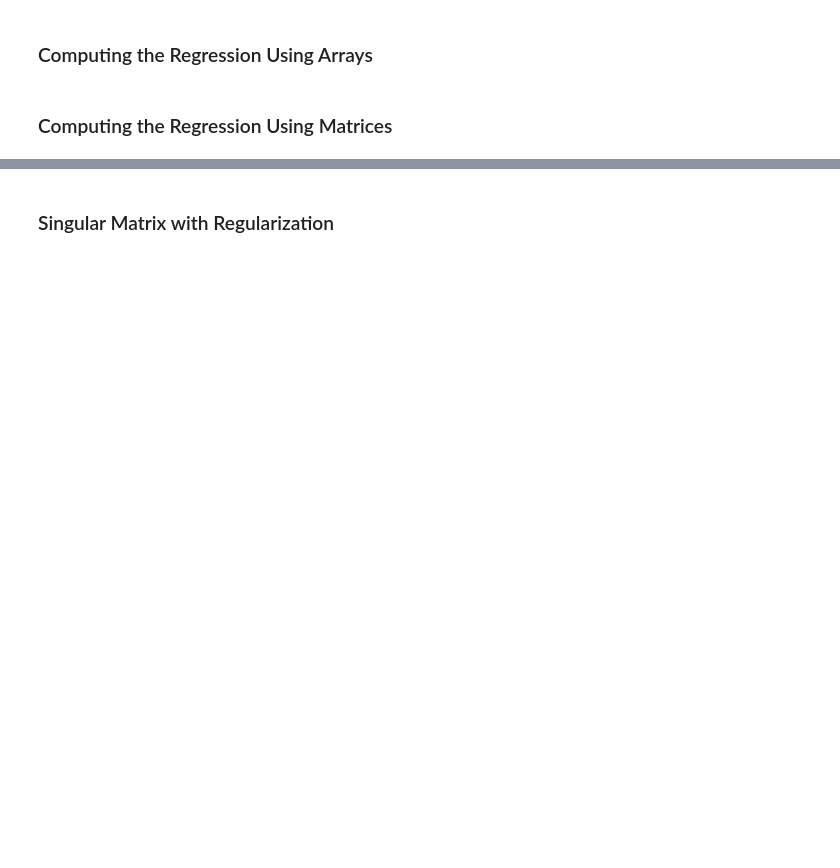
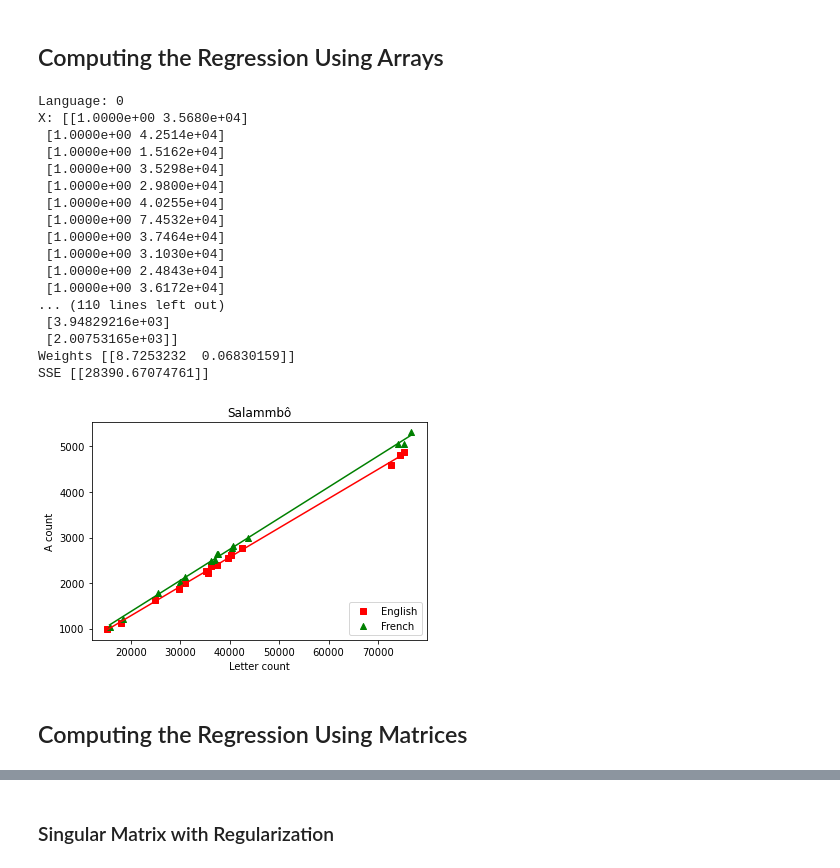
Before and after one commit to pnugues/ilppp, a Jupyter notebook: programs/ch04/python/analytical_regression.ipynb, the cells around one changed output, grey strips where cells are left out. Cells and saved outputs as stored; diff of their text form; code cells hidden in the pictures; blank space fills up the shorter version.

```diff
--- a/programs/ch04/python/analytical_regression.ipynb
+++ b/programs/ch04/python/analytical_regression.ipynb
@@ -54,0 +108,3 @@ lang = [None] * 2
+# %%
+stat_fr = np.hstack((np.ones((stat_fr.shape[0],1)), stat_fr))
+stat_fr
@@ -54,0 +127,3 @@ lang = [None] * 2
+# %%
+stat_en = np.hstack((np.ones((stat_en.shape[0],1)), stat_en))
+stat_en
@@ -55,2 +146,2 @@ lang = [None] * 2
 # %% [markdown]
-### Computing the Regression Using Arrays
+## Computing the Regression Using Arrays
@@ -57,28 +151,46 @@ lang = [None] * 2
 # %%
 for i, stats in enumerate([stat_en, stat_fr]):
-    observations = [[1] + list(map(float, obs.split())) for obs in stats]
-    x_l = [obs[1] for obs in observations]
-    y_l = [obs[2] for obs in observations]
+    x_l = stats[:, 1]
+    y_l = stats[:, -1]
     lang[i] = plt.scatter(x_l, y_l, color=pattern[i][0], marker=pattern[i][1])
-    X = np.array(observations)[:, :-1]
-    y = np.array(observations)[:, -1]
+    X = stats[:, :-1]
+    y =stats[:, -1:]
     w, y_hat, se, sse = regression_array(X, y)
     print('Language:', i)
     print('X:', X)
     print('y:', y)
     print('ŷ:', y_hat)
     print('Squared errors:', se)
     print("Weights", w.T)
     print("SSE", sse)
     plt.plot([min(x_l), max(x_l)],
              [([1, min(x_l)] @ w), ([1, max(x_l)] @ w)],
              color=pattern[i][0])
 plt.title("Salammbô")
 plt.xlabel("Letter count")
 plt.ylabel("A count")
 plt.legend((lang[0], lang[1]), ('English', 'French'), loc='lower right', scatterpoints=1)
 plt.show()
+# %% [output]
+Language: 0
+X: [[1.0000e+00 3.5680e+04]
+ [1.0000e+00 4.2514e+04]
+ [1.0000e+00 1.5162e+04]
+ [1.0000e+00 3.5298e+04]
+ [1.0000e+00 2.9800e+04]
+ [1.0000e+00 4.0255e+04]
+ [1.0000e+00 7.4532e+04]
+ [1.0000e+00 3.7464e+04]
+ [1.0000e+00 3.1030e+04]
+ [1.0000e+00 2.4843e+04]
+ [1.0000e+00 3.6172e+04]
+... (110 lines left out)
+ [3.94829216e+03]
+ [2.00753165e+03]]
+Weights [[8.7253232  0.06830159]]
+SSE [[28390.67074761]]
+[figure, added]
 # %% [markdown]
-### Computing the Regression Using Matrices
+## Computing the Regression Using Matrices
 # %%
 for i, stats in enumerate([stat_en, stat_fr]):
```
Also changed, not shown: parts of 29 cells of this notebook, 5 other files.
